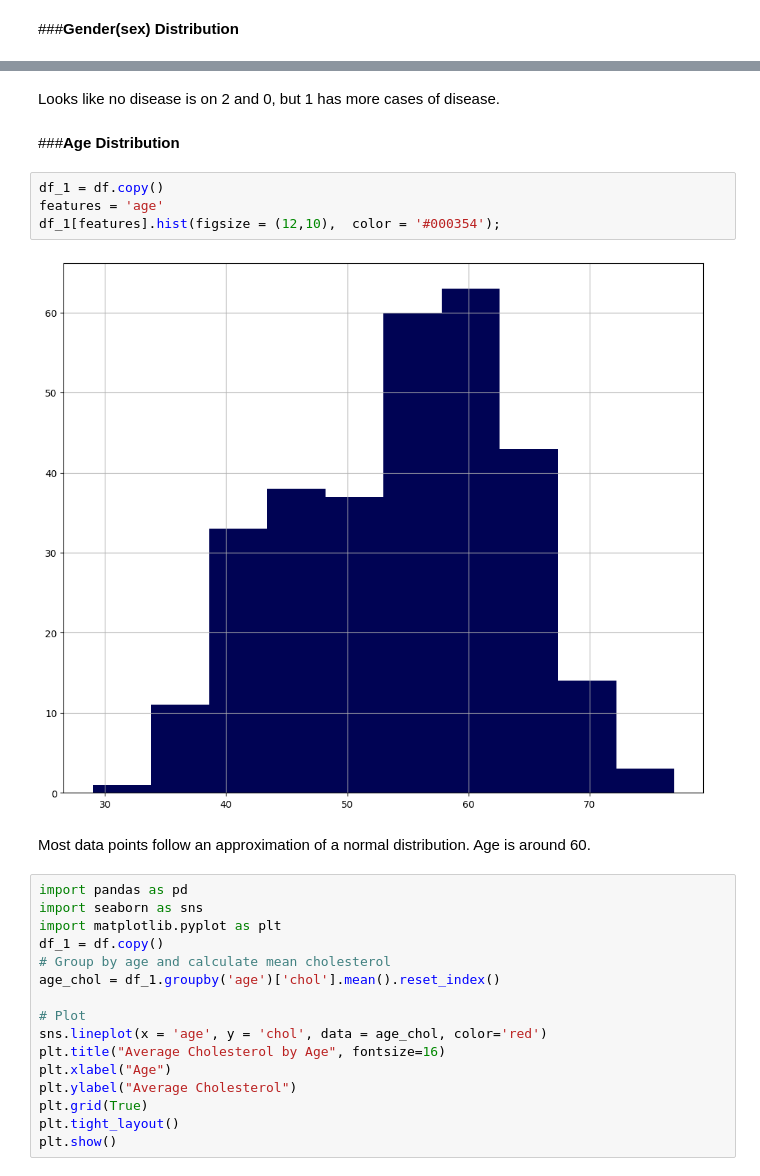
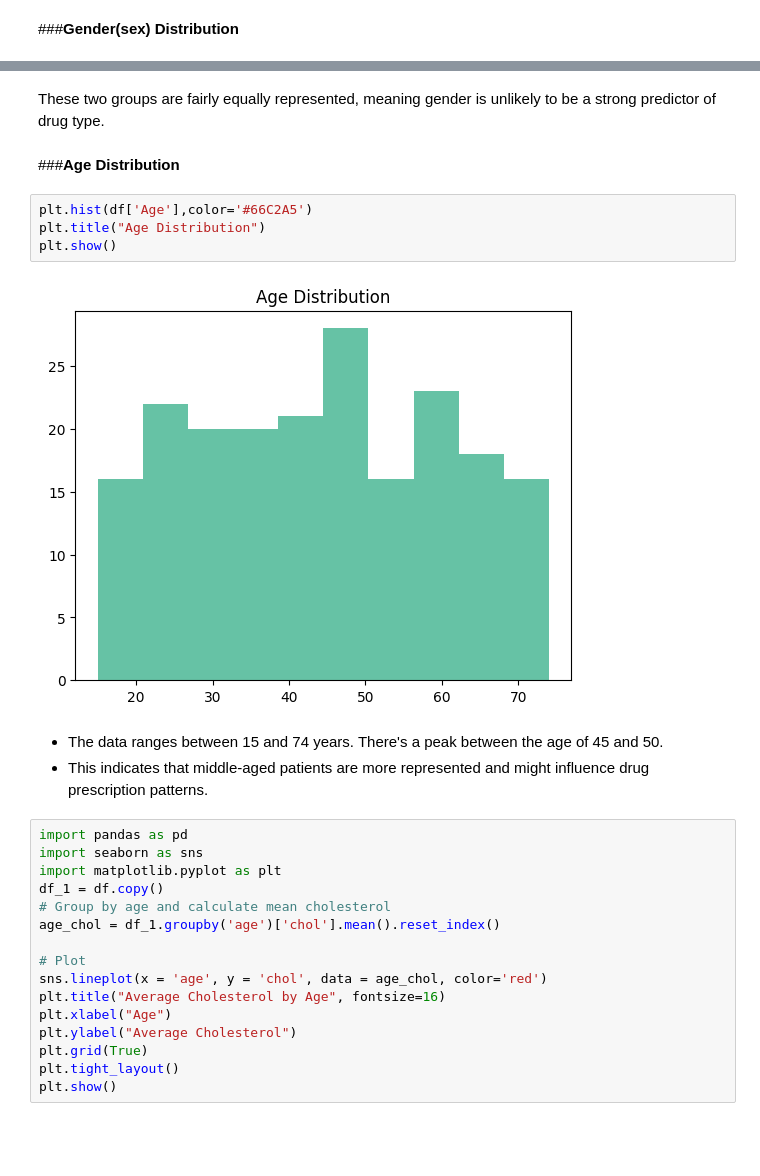
Before and after one commit to kwanda2426/projects, a Jupyter notebook: classification_dt.ipynb, the cells around one changed output, grey strips where cells are left out. Drawn from its saved outputs; the diff is of its cells as text; blank space fills up the shorter version.

```diff
--- a/classification_dt.ipynb
+++ b/classification_dt.ipynb
@@ -276,15 +210,16 @@ plt.show()
-# %% [markdown]
-Looks like no disease is on 2 and 0, but 1 has more cases of disease.
+# %% [markdown]
+These two groups are fairly equally represented, meaning gender is unlikely to be a strong predictor of drug type.
 # %% [markdown]
 ###**Age Distribution**
-# %%
-df_1 = df.copy()
-features = 'age'
-df_1[features].hist(figsize = (12,10),  color = '#000354');
-# %% [output]
-[figure, removed]
-# %% [markdown]
-Most data points follow an approximation of a normal distribution. Age is around 60.
+# %%
+plt.hist(df['Age'],color='#66C2A5')
+plt.title("Age Distribution")
+plt.show()
+# %% [output]
+[figure, added]
+# %% [markdown]
+- The data ranges between 15 and 74 years. There's a peak between the age of 45 and 50.
+- This indicates that middle-aged patients are more represented and might influence drug prescription patterns.
 # %%
 import pandas as pd
 import seaborn as sns
```
Also changed, not shown: parts of 12 cells of this notebook.
